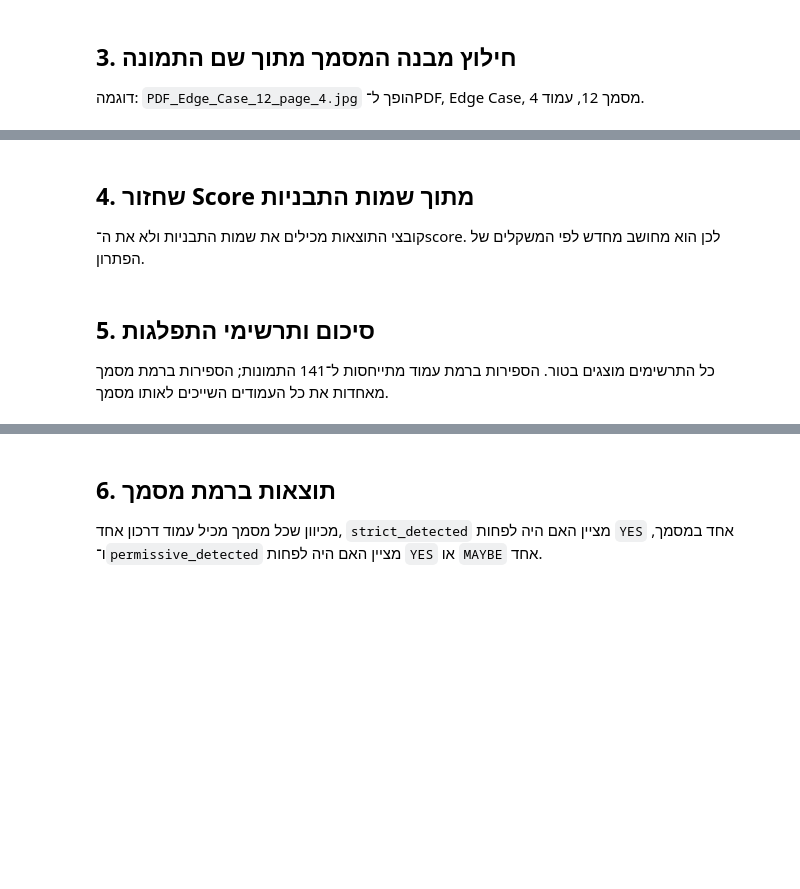
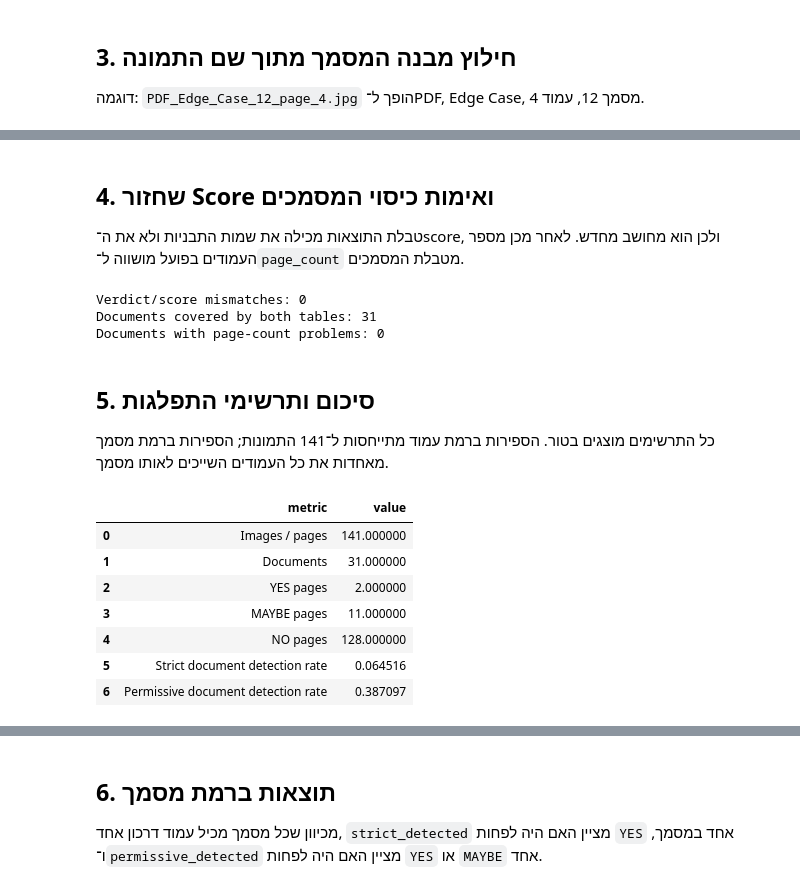
Before and after one commit to ester8840-svg/Project.DS, a Jupyter notebook: passport_ocr_regex_evaluation.ipynb, the cells around one changed output, grey strips where cells are left out. Drawn from its saved outputs; the diff is of its cells as text; code cells hidden in the pictures; blank space fills up the shorter version.

Commit message:
add metrics - v2

```diff
--- a/passport_ocr_regex_evaluation.ipynb
+++ b/passport_ocr_regex_evaluation.ipynb
@@ -222,7 +255,7 @@ predictions_df[
 # %% [markdown]
-## 4. שחזור Score מתוך שמות התבניות
+## 4. שחזור Score ואימות כיסוי המסמכים
 
-קובצי התוצאות מכילים את שמות התבניות ולא את ה־score. לכן הוא מחושב מחדש לפי המשקלים של הפתרון.
+טבלת התוצאות מכילה את שמות התבניות ולא את ה־score, ולכן הוא מחושב מחדש. לאחר מכן מספר העמודים בפועל מושווה ל־`page_count` מטבלת המסמכים.
 # %%
 def calculate_pattern_score(value):
     if pd.isna(value) or not str(value).strip():
@@ -280,6 +313,49 @@ if not verdict_mismatches_df.empty:
             ]
         ]
     )
+
+result_page_counts_df = (
+    predictions_df
+    .groupby("document_id", as_index=False)
+    .agg(
+        result_page_count=("page_number", "count"),
+        maximum_page_number=("page_number", "max"),
+    )
+)
+
+coverage_check_df = documents_df.merge(
+    result_page_counts_df,
+    on="document_id",
+    how="outer",
+    indicator=True,
+    validate="one_to_one",
+)
+
+coverage_check_df["page_count_matches"] = (
+    coverage_check_df["page_count"]
+    == coverage_check_df["result_page_count"]
+)
+
+coverage_check_df["page_sequence_matches"] = (
+    coverage_check_df["page_count"]
+    == coverage_check_df["maximum_page_number"]
+)
+
+coverage_problems_df = coverage_check_df[
+    (coverage_check_df["_merge"] != "both")
+    | ~coverage_check_df["page_count_matches"].fillna(False)
+    | ~coverage_check_df["page_sequence_matches"].fillna(False)
+]
+
+print(f"Documents covered by both tables: {(coverage_check_df['_merge'] == 'both').sum():,}")
+print(f"Documents with page-count problems: {len(coverage_problems_df):,}")
+
+if not coverage_problems_df.empty:
+    display(coverage_problems_df)
+# %% [output]
+Verdict/score mismatches: 0
+Documents covered by both tables: 31
+Documents with page-count problems: 0
 # %% [markdown]
 ## 5. סיכום ותרשימי התפלגות
 
@@ -305,37 +381,61 @@ document_results_df = (
         as_index=False,
     )
     .agg(
-        page_count=("page_number", "count"),
+        result_page_count=("page_number", "count"),
         max_score=("score", "max"),
         strict_detected=("prediction_strict", "max"),
         permissive_detected=("prediction_permissive", "max"),
         strict_flagged_pages=("prediction_strict", "sum"),
         permissive_flagged_pages=("prediction_permissive", "sum"),
+    )
+    .merge(
+        documents_df[
+            [
+                "document_id",
+                "filename",
+                "extension",
+                "size_bytes",
+                "status",
+                "page_count",
+            ]
+        ],
+        on="document_id",
+        how="left",
+        validate="one_to_one",
     )
 )
 
 document_summary_df = pd.DataFrame({
     "metric": [
         "Images / pages",
         "Documents",
         "YES pages",
         "MAYBE pages",
         "NO pages",
         "Strict document detection rate",
         "Permissive document detection rate",
     ],
     "value": [
         len(predictions_df),
         predictions_df["document_id"].nunique(),
         (predictions_df["verdict"] == "YES").sum(),
         (predictions_df["verdict"] == "MAYBE").sum(),
         (predictions_df["verdict"] == "NO").sum(),
         document_results_df["strict_detected"].mean(),
         document_results_df["permissive_detected"].mean(),
     ],
 })
 
 document_summary_df
+# %% [output]
+|  | metric | value |
+| 0 | Images / pages | 141.000000 |
+| 1 | Documents | 31.000000 |
+| 2 | YES pages | 2.000000 |
+| 3 | MAYBE pages | 11.000000 |
+| 4 | NO pages | 128.000000 |
+| 5 | Strict document detection rate | 0.064516 |
+| 6 | Permissive document detection rate | 0.387097 |
 # %%
 verdict_counts = (
     predictions_df["verdict"]
```
Also changed, not shown: parts of 13 cells of this notebook.
